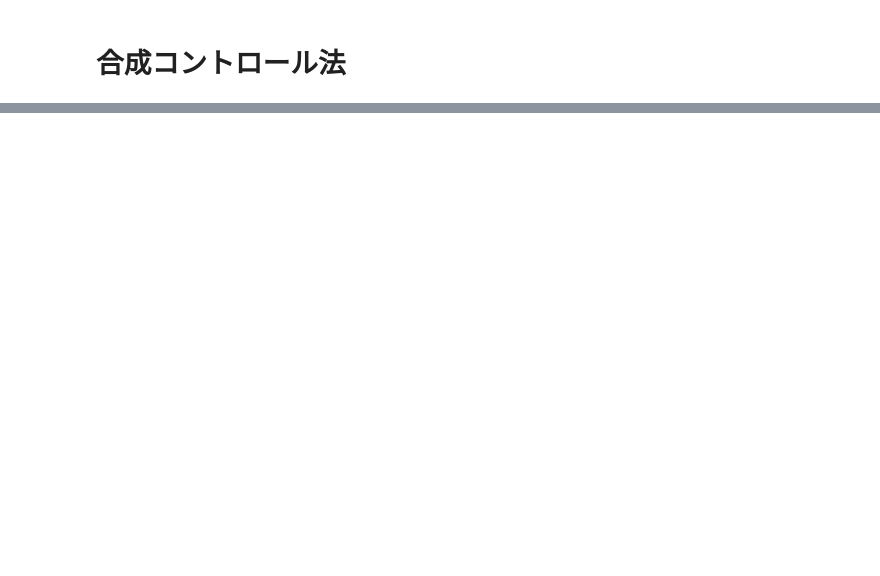
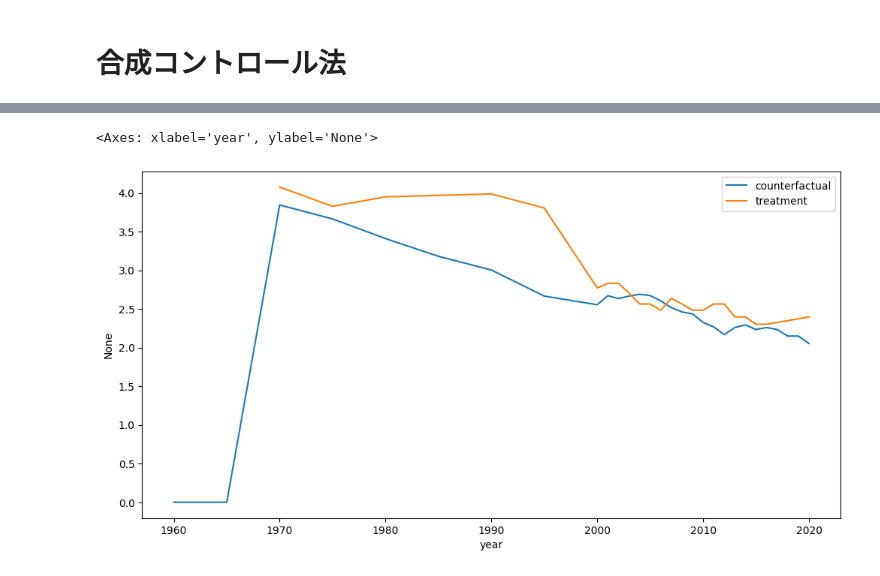
Before and after one commit to Keisei-Akiya/bridge-straw-effects, a Jupyter notebook: src/analysis/frequency/scm/scm.ipynb, the cells around one changed output, grey strips where cells are left out. Saved outputs shown, nothing was run; the diff lists cells and outputs as text; code cells hidden in the pictures; blank space fills up the shorter version.

```diff
--- a/src/analysis/frequency/scm/scm.ipynb
+++ b/src/analysis/frequency/scm/scm.ipynb
@@ -116,0 +118,9 @@ for island_id in treatment_df['island_ids'].unique():
+# %%
+y_hat = np.sum(alpha_scm.T * X, axis=1)
+# %%
+plt.figure(figsize=(12, 6))
+sns.lineplot(x=control_df['year'], y=y_hat, label='counterfactual')
+sns.lineplot(x=treatment_df['year'], y=y, label='treatment')
+# %% [output]
+<Axes: xlabel='year', ylabel='None'>
+[figure, added]
```
Also changed, not shown: parts of 20 cells of this notebook, 4 other files.
